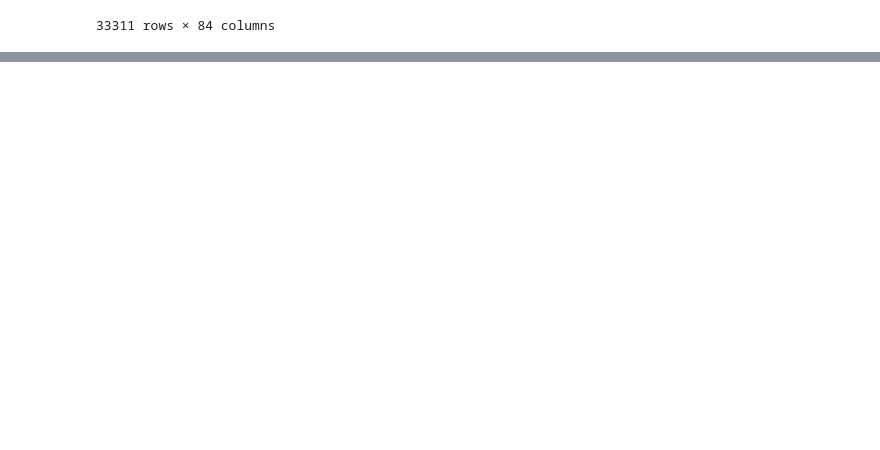
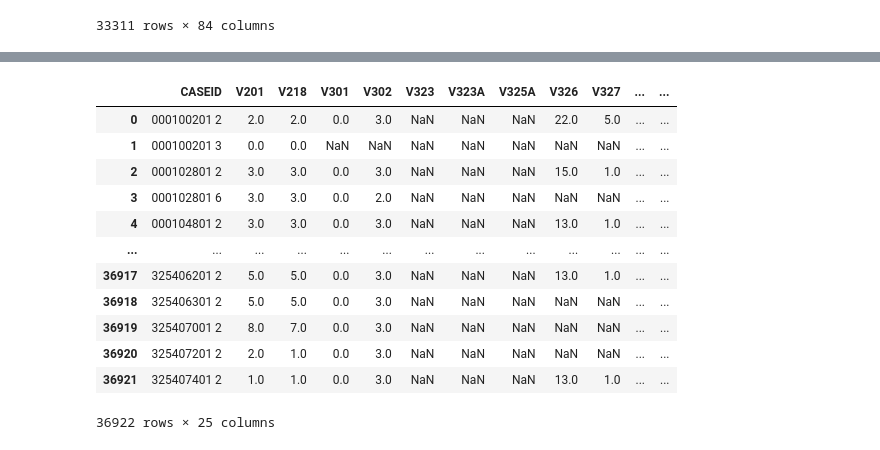
Before and after one commit to alexanderquispe/BiLab_Summer_Python, a Jupyter notebook: assignments/Assignment_4/group_1_ass_4_2024.ipynb, the cells around one changed output, grey strips where cells are left out. Cells and saved outputs as stored; diff of their text form; code cells hidden in the pictures; blank space fills up the shorter version.

```diff
--- a/assignments/Assignment_4/group_1_ass_4_2024.ipynb
+++ b/assignments/Assignment_4/group_1_ass_4_2024.ipynb
@@ -63,7 +63,7 @@ REC_1
 # %%
 import pandas as pd
 import pyreadstat
-rec_2, meta = pyreadstat.read_sav('../../_data/endes/2019/RE223132.sav')
+rec_2, meta2 = pyreadstat.read_sav('../../_data/endes/2019/RE223132.sav')
 type(rec_2)
 type(meta)
 rec_2.head()
@@ -130,0 +354,16 @@ REC_3
+# %%
+rec2_1
+# %% [output]
+|  | CASEID | V201 | V218 | V301 | V302 | V323 | V323A | V325A | V326 | V327 | ... | ... |
+| 0 | 000100201 2 | 2.0 | 2.0 | 0.0 | 3.0 | NaN | NaN | NaN | 22.0 | 5.0 | ... | ... |
+| 1 | 000100201 3 | 0.0 | 0.0 | NaN | NaN | NaN | NaN | NaN | NaN | NaN | ... | ... |
+| 2 | 000102801 2 | 3.0 | 3.0 | 0.0 | 3.0 | NaN | NaN | NaN | 15.0 | 1.0 | ... | ... |
+| 3 | 000102801 6 | 3.0 | 3.0 | 0.0 | 2.0 | NaN | NaN | NaN | NaN | NaN | ... | ... |
+| 4 | 000104801 2 | 3.0 | 3.0 | 0.0 | 3.0 | NaN | NaN | NaN | 13.0 | 1.0 | ... | ... |
+| ... | ... | ... | ... | ... | ... | ... | ... | ... | ... | ... | ... | ... |
+| 36917 | 325406201 2 | 5.0 | 5.0 | 0.0 | 3.0 | NaN | NaN | NaN | 13.0 | 1.0 | ... | ... |
+| 36918 | 325406301 2 | 5.0 | 5.0 | 0.0 | 3.0 | NaN | NaN | NaN | NaN | NaN | ... | ... |
+| 36919 | 325407001 2 | 8.0 | 7.0 | 0.0 | 3.0 | NaN | NaN | NaN | NaN | NaN | ... | ... |
+| 36920 | 325407201 2 | 2.0 | 1.0 | 0.0 | 3.0 | NaN | NaN | NaN | NaN | NaN | ... | ... |
+| 36921 | 325407401 2 | 1.0 | 1.0 | 0.0 | 3.0 | NaN | NaN | NaN | 13.0 | 1.0 | ... | ... |
+36922 rows × 25 columns
```
Also changed, not shown: parts of 59 cells of this notebook.
